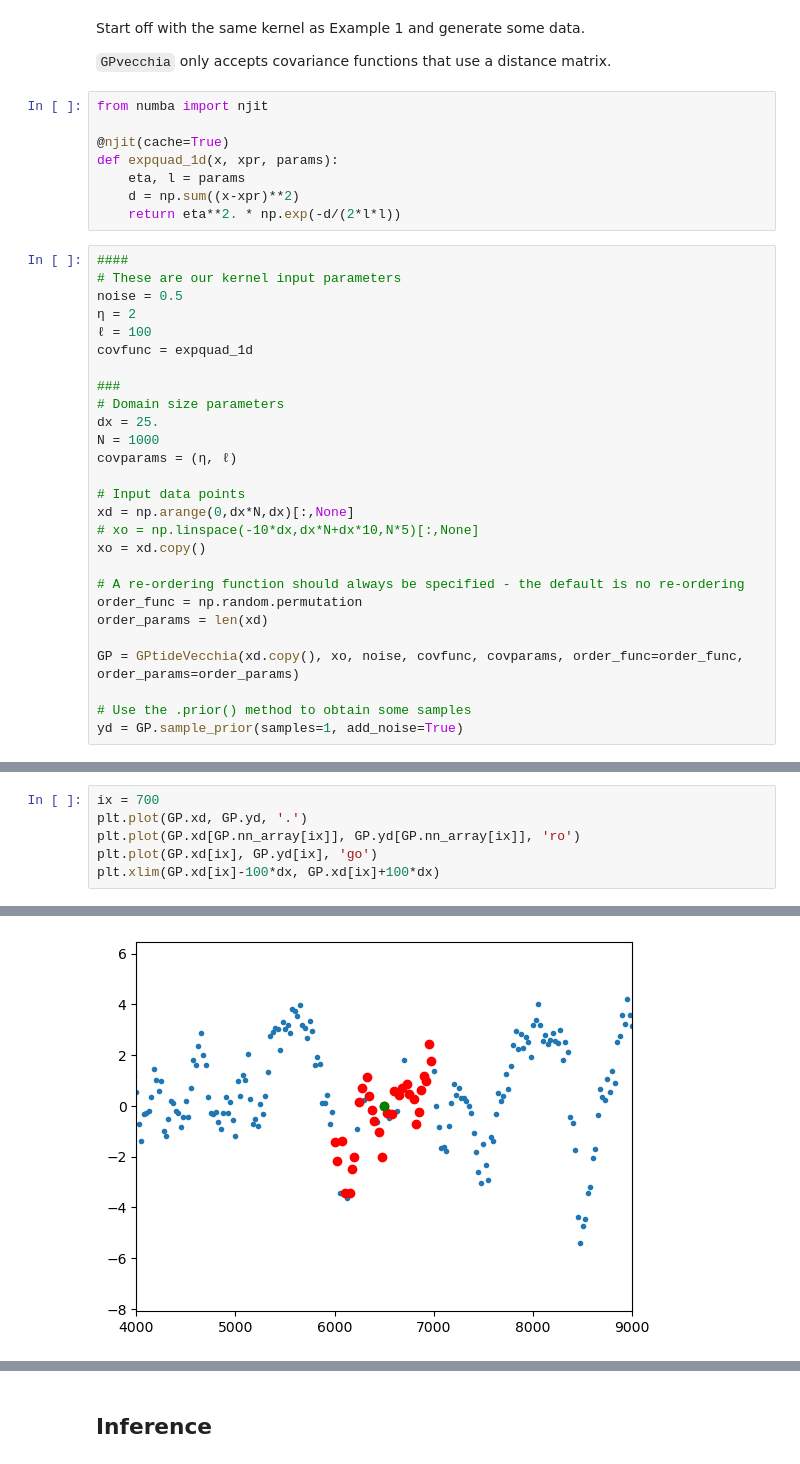
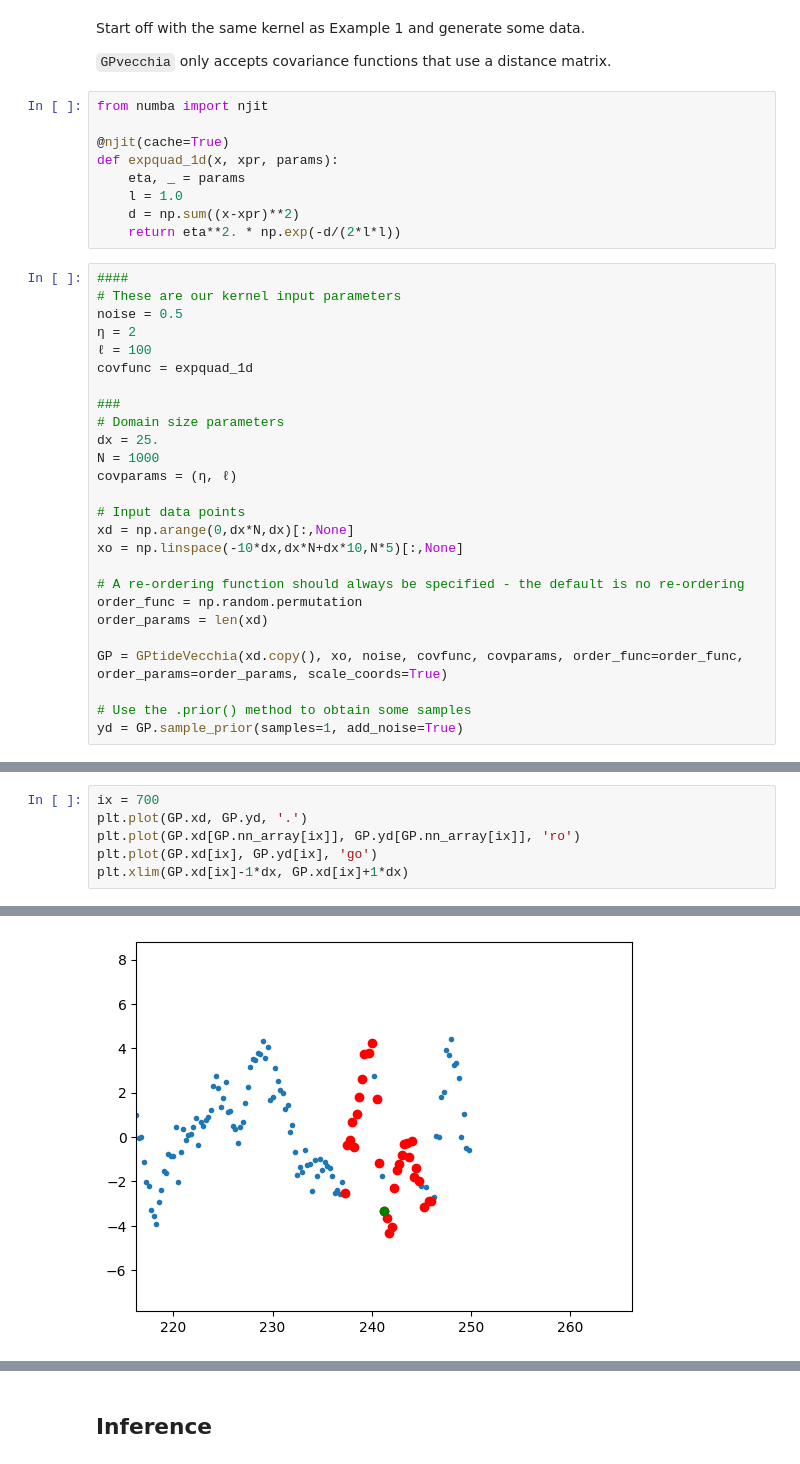
Before and after one commit to TIDE-ITRH/gpvecchia, a Jupyter notebook: docs/examples/example_02_1d_kernel_estimation_mle.ipynb, the cells around one changed output, grey strips where cells are left out. Cells and saved outputs as stored; diff of their text form.

```diff
--- a/docs/examples/example_02_1d_kernel_estimation_mle.ipynb
+++ b/docs/examples/example_02_1d_kernel_estimation_mle.ipynb
@@ -19,7 +19,8 @@ from numba import njit
 
 @njit(cache=True)
 def expquad_1d(x, xpr, params):
-    eta, l = params
+    eta, _ = params
+    l = 1.0
     d = np.sum((x-xpr)**2)
     return eta**2. * np.exp(-d/(2*l*l))
 # %%
@@ -38,14 +39,13 @@ covparams = (η, ℓ)
 
 # Input data points
 xd = np.arange(0,dx*N,dx)[:,None]
-# xo = np.linspace(-10*dx,dx*N+dx*10,N*5)[:,None]
-xo = xd.copy()
+xo = np.linspace(-10*dx,dx*N+dx*10,N*5)[:,None]
 
 # A re-ordering function should always be specified - the default is no re-ordering
 order_func = np.random.permutation
 order_params = len(xd)
 
-GP = GPtideVecchia(xd.copy(), xo, noise, covfunc, covparams, order_func=order_func, order_params=order_params)
+GP = GPtideVecchia(xd.copy(), xo, noise, covfunc, covparams, order_func=order_func, order_params=order_params, scale_coords=True)
 
 # Use the .prior() method to obtain some samples
 yd = GP.sample_prior(samples=1, add_noise=True)
@@ -60,5 +56,5 @@ ix = 700
 plt.plot(GP.xd, GP.yd, '.')
 plt.plot(GP.xd[GP.nn_array[ix]], GP.yd[GP.nn_array[ix]], 'ro')
 plt.plot(GP.xd[ix], GP.yd[ix], 'go')
-plt.xlim(GP.xd[ix]-100*dx, GP.xd[ix]+100*dx)
+plt.xlim(GP.xd[ix]-1*dx, GP.xd[ix]+1*dx)
 # %% [output]
@@ -66,4 +62,4 @@ plt.xlim(GP.xd[ix]-100*dx, GP.xd[ix]+100*dx)
-[figure, old version]
+[figure, new version]
 # %%
 plt_ix = np.arange(0,300)
 plt.figure()
```
Also changed, not shown: parts of 6 cells of this notebook, 11 other files.
